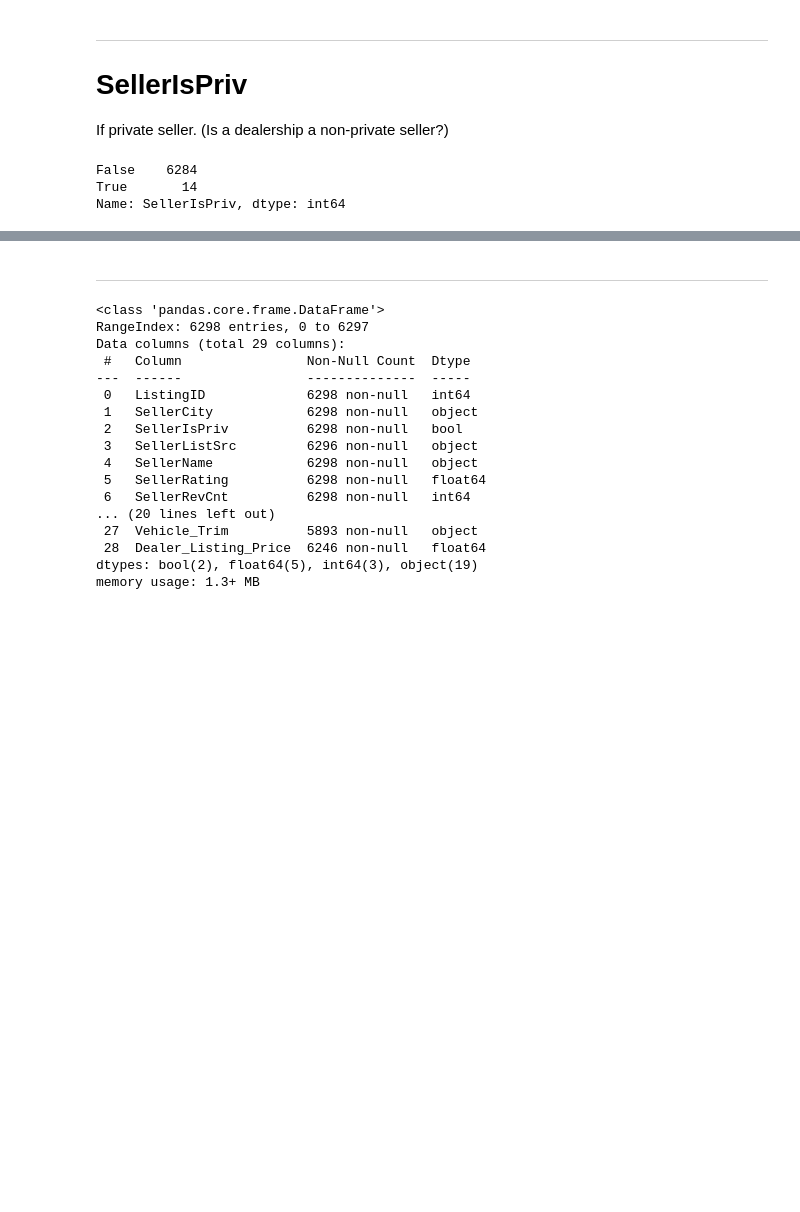
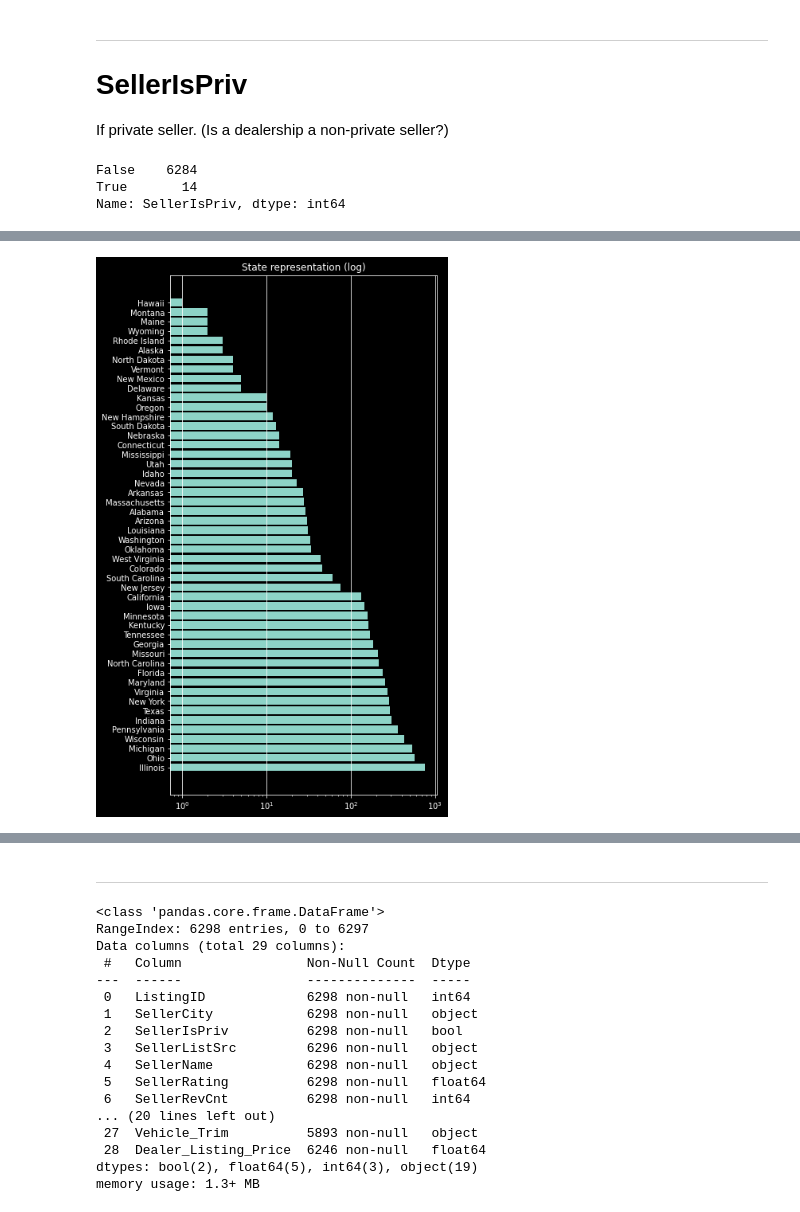
Before and after one commit to dtersegno/boeingds, a Jupyter notebook: notebooks/1_EDA.ipynb, the cells around one changed output, grey strips where cells are left out. Cells and saved outputs as stored; diff of their text form; code cells hidden in the pictures; blank space fills up the shorter version.

```diff
--- a/notebooks/1_EDA.ipynb
+++ b/notebooks/1_EDA.ipynb
@@ -201,0 +239,7 @@ traindf.SellerRevCnt.hist(log = True)
+# %%
+#import region table to look at regional representation
+region_filepath = '../us-census-regions-divisions.csv'
+regions = pd.read_csv(region_filepath)
+regions.set_index('State Code', inplace=True)
+#take a look to see it worked
+regions.head()
@@ -201,0 +254,10 @@ traindf.SellerRevCnt.hist(log = True)
+# %%
+#join regions onto data to see representation of states and view
+regiondata = traindf.join(regions, on = 'SellerState')[['SellerState', 'State', 'Region', 'Division']]
+statesvcs = regiondata['State'].value_counts()
+plt.figure(figsize=(6,12))
+plt.barh(statesvcs.index, statesvcs, log = True)
+plt.title("State representation (log)");
+plt.grid(b = True, axis ='x')
+# %% [output]
+[figure, added]
```
Also changed, not shown: parts of 48 cells of this notebook, 2 other files.
